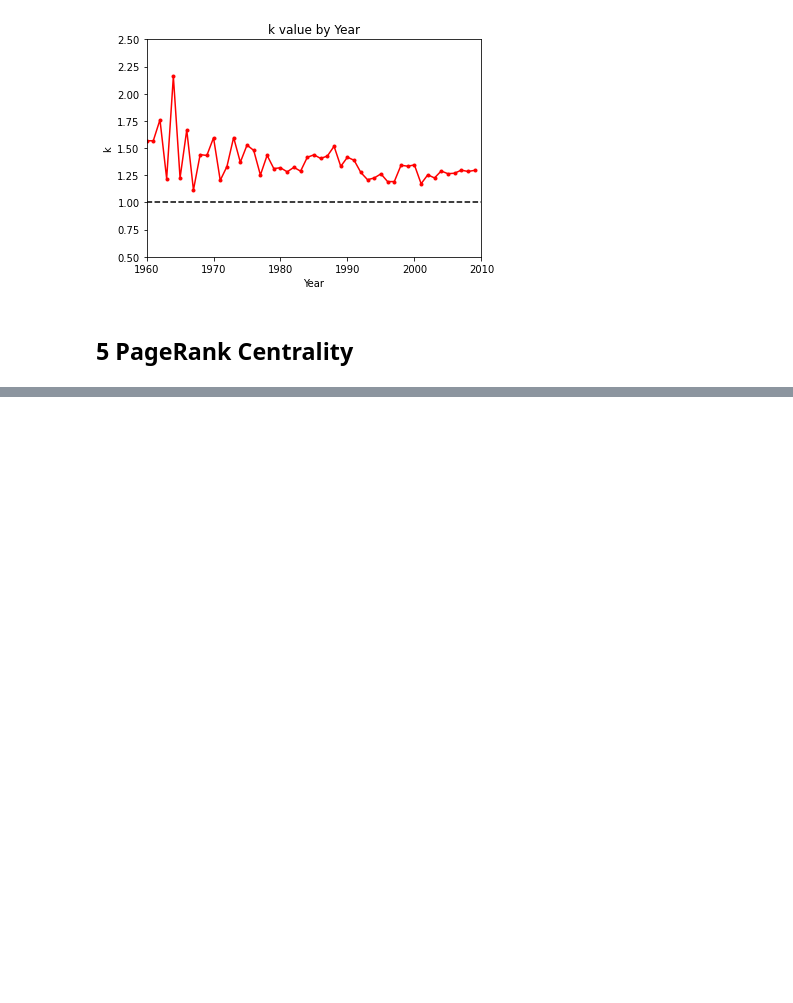
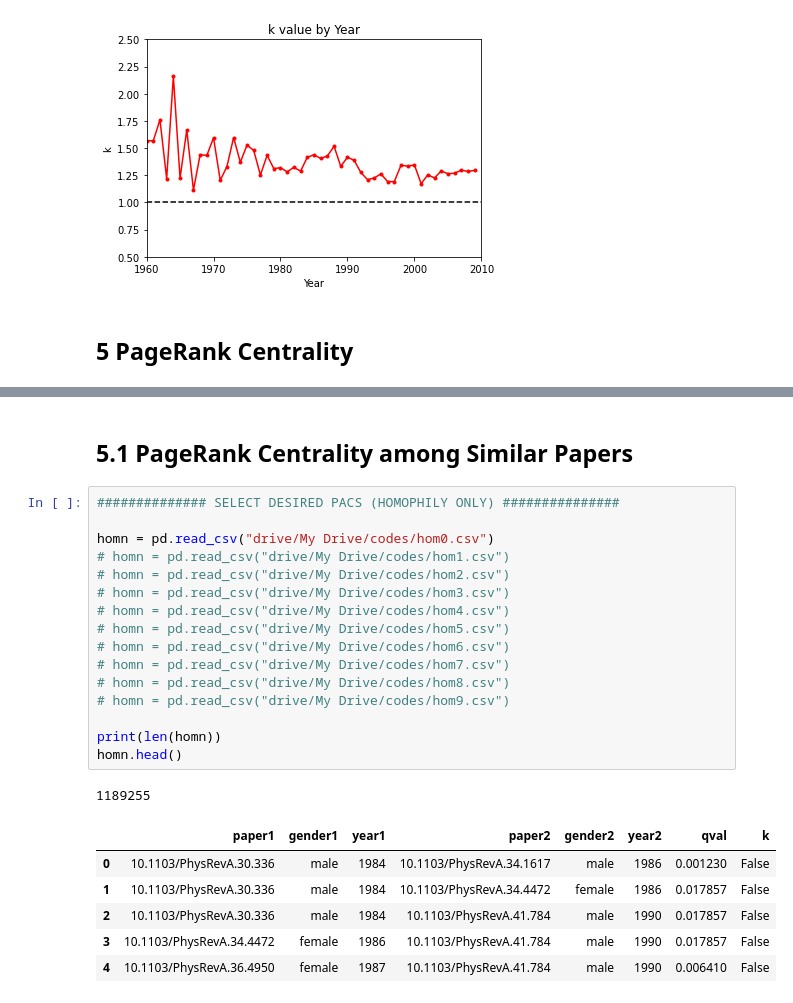
Before and after one commit to therobinkay/gender_bias_2021, a Jupyter notebook: Journal_Analysis_1_(GitHub).ipynb, the cells around one changed output, grey strips where cells are left out. Drawn from its saved outputs; the diff is of its cells as text; blank space fills up the shorter version.

```diff
--- a/Journal_Analysis_1_(GitHub).ipynb
+++ b/Journal_Analysis_1_(GitHub).ipynb
@@ -309,3 +312,29 @@ plt.ylabel("Proportion of Female Primary Authors")
 # %% [output]
 Text(0, 0.5, 'Proportion of Female Primary Authors')
 [figure]
+# %% [markdown]
+## 5.1 PageRank Centrality among Similar Papers
+# %%
+############## SELECT DESIRED PACS (HOMOPHILY ONLY) ###############
+
+homn = pd.read_csv("drive/My Drive/codes/hom0.csv")
+# homn = pd.read_csv("drive/My Drive/codes/hom1.csv")
+# homn = pd.read_csv("drive/My Drive/codes/hom2.csv")
+# homn = pd.read_csv("drive/My Drive/codes/hom3.csv")
+# homn = pd.read_csv("drive/My Drive/codes/hom4.csv")
+# homn = pd.read_csv("drive/My Drive/codes/hom5.csv")
+# homn = pd.read_csv("drive/My Drive/codes/hom6.csv")
+# homn = pd.read_csv("drive/My Drive/codes/hom7.csv")
+# homn = pd.read_csv("drive/My Drive/codes/hom8.csv")
+# homn = pd.read_csv("drive/My Drive/codes/hom9.csv")
+
+print(len(homn))
+homn.head()
+# %% [output]
+1189255
+|  | paper1 | gender1 | year1 | paper2 | gender2 | year2 | qval | k |
+| 0 | 10.1103/PhysRevA.30.336 | male | 1984 | 10.1103/PhysRevA.34.1617 | male | 1986 | 0.001230 | False |
+| 1 | 10.1103/PhysRevA.30.336 | male | 1984 | 10.1103/PhysRevA.34.4472 | female | 1986 | 0.017857 | False |
+| 2 | 10.1103/PhysRevA.30.336 | male | 1984 | 10.1103/PhysRevA.41.784 | male | 1990 | 0.017857 | False |
+| 3 | 10.1103/PhysRevA.34.4472 | female | 1986 | 10.1103/PhysRevA.41.784 | male | 1990 | 0.017857 | False |
+| 4 | 10.1103/PhysRevA.36.4950 | female | 1987 | 10.1103/PhysRevA.41.784 | male | 1990 | 0.006410 | False |
```
Also changed, not shown: parts of 8 cells of this notebook.
